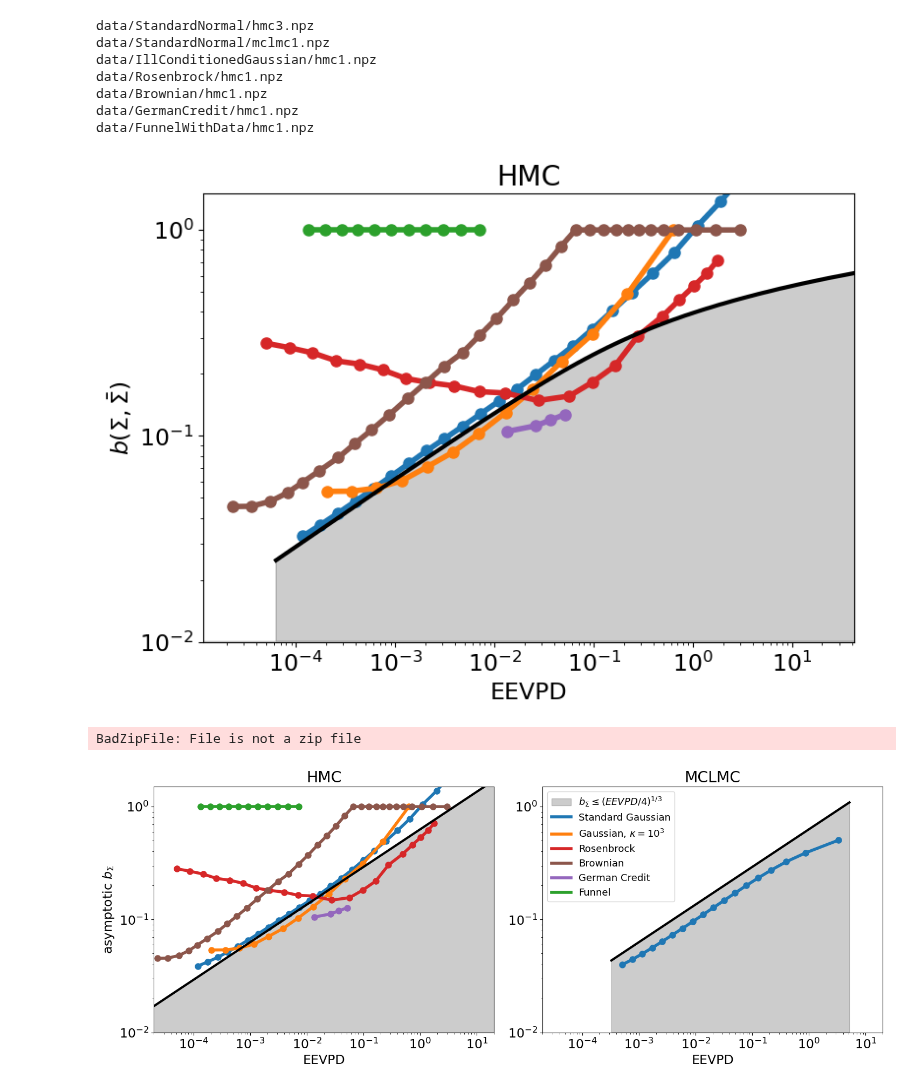
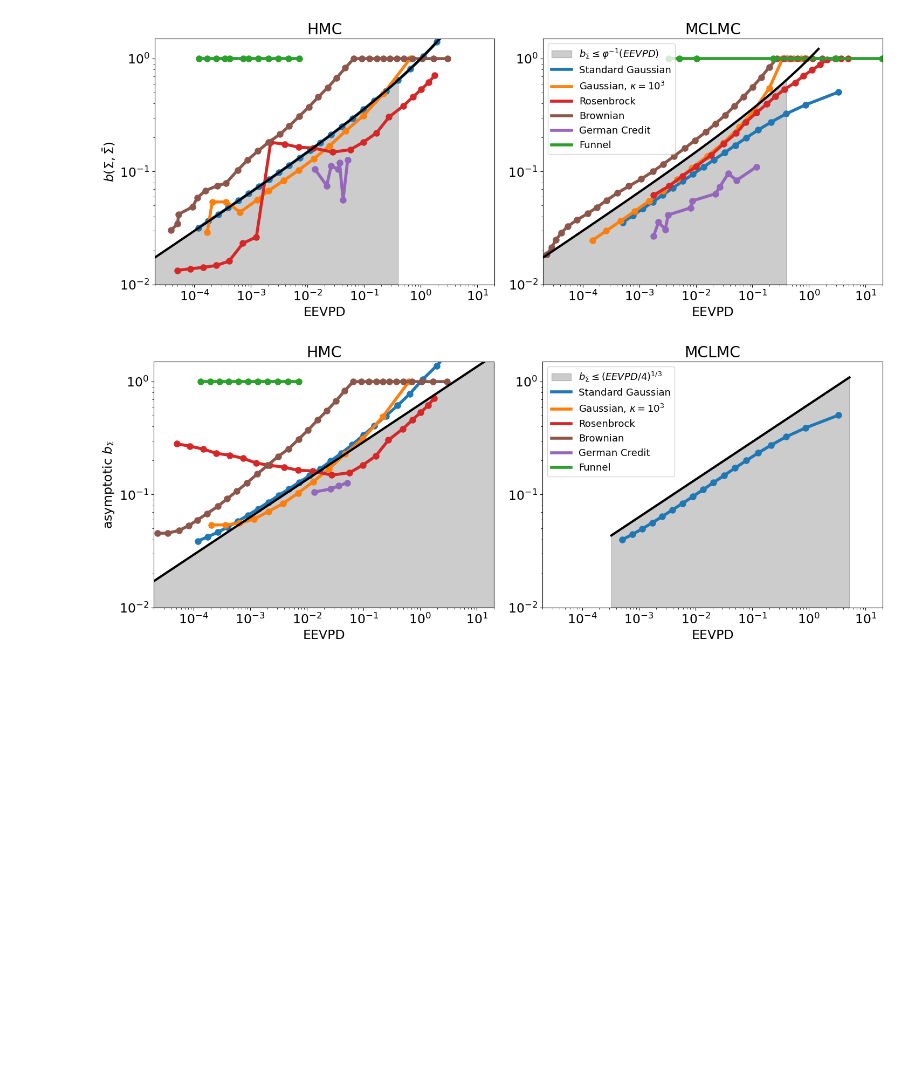
Before and after one commit to JakobRobnik/MicroCanonicalHMC, a Jupyter notebook: bias/main.ipynb, the cells around one changed output. Drawn from its saved outputs; the diff is of its cells as text; code cells hidden in the pictures; blank space fills up the shorter version.

Commit message:
fixed analytical relation at large stepsizes, rerunning

```diff
--- a/bias/main.ipynb
+++ b/bias/main.ipynb
@@ -8,14 +8,15 @@ from itertools import product
 def read_data(folder, method):
     b, eevpd = [], []
     for dir in os.listdir(folder):
-        print(folder + dir)
         if (dir[:len(method)] == method):
             data = np.load(folder + dir)
             b.append(np.median(np.min(data['bias'], axis= -1), axis= -1))
+            #b.append(np.min(np.min(data['bias'], axis= -1), axis= -1))
+
             eevpd.append(np.median(data['eevpd'], axis = -1))
 
     if len(b) == 0:
-        return False, None, None
+        return False, None, None, None
     else:
         b = np.array(b)
         b[~np.isfinite(b)] = np.inf
@@ -28,8 +29,8 @@ def read_data(folder, method):
 Method = namedtuple('Method', ['short_name', 'name'])
 Target = namedtuple('Target', ['short_name', 'name', 'color', 'bound'])
 
-methods = [Method('hmc', 'HMC'), ]
-           #Method('mclmc', 'MCLMC')]
+methods = [Method('hmc', 'HMC'),
+           Method('mclmc', 'MCLMC')]
 
 targets = [Target('StandardNormal', 'Standard Gaussian', 'tab:blue', [1e-4, 5e-4]),
            Target('IllConditionedGaussian', r'Gaussian, $\kappa = 10^3$', 'tab:orange', [1.5e-4, 1e-4]),
@@ -58,59 +59,43 @@ for i, method in enumerate(methods):
                 converged = bound < eevpd
             #converged = np.ones(eevpd.shape, dtype= bool)
             plt.plot(eevpd[converged], np.sqrt(basym)[converged], 'o-', lw= 4, markersize = 8, color = target.color)
 
 
     plt.xscale('log')
     plt.yscale('log')
     ylim = plt.gca().get_ylim()
     xlim = plt.gca().get_xlim()
 
     # analytic bound
-    # simplified
-    # E = np.logspace(np.log10(xlim[0]), np.log10(xlim[1]), 100)
-    # analytical = lambda E: np.power(0.25 * E, 1./3.)
-    # plt.plot(E, analytical(E), lw=3, color= 'black')
-    # plt.fill_between(E, np.ones(len(E)) * 1e-2, analytical(E), alpha = 0.2, color= 'black', label= r'$b_{\Sigma} \leq \varphi^{-1}(EEVPD)$')
-
-    # with correction
-    b = np.logspace(np.log10(ylim[0]), np.log10(ylim[1]), 100)
-    #analytical = lambda b: 4 * np.power(b, 3) * (1 + 4*b + 6*b**2 + 12*b**3 + 9*b**4 + 2*b**5) / np.power(1 + b, 6.)
-    #analytical = lambda b: 4 * np.power(b, 3) * (1 + 2 * b + b**2 + 8 * b**3 + 8 * b**4 + 2 * b**5)/ np.power(1+b, 4)
-    analytical = lambda b: 4 * np.power(b, 3) * (1 - 3 * b + 3 * b**2 + 7 * b**3 - 8 * b**4 + 2 * b**5) / np.power(1-b, 4)
-    plt.plot(analytical(b), b, lw=3, color= 'black')
-    plt.fill_between(analytical(b), np.ones(len(b)) * 1e-2, b, alpha = 0.2, color= 'black', label= r'$b_{\Sigma} \leq \varphi^{-1}(EEVPD)$')
+    b_full_range = np.logspace(np.log10(ylim[0]), np.log10(ylim[1]), 100)
+    b_convex_range = np.logspace(np.log10(ylim[0]), np.log10(-2 + np.sqrt(7)), 100)
+    analytical = lambda b: 4 * np.power(b, 3) / np.power(1+b, 2)
+    plt.plot(analytical(b_full_range), b_full_range, lw=3, color= 'black')
+    plt.fill_between(analytical(b_convex_range),
+                     np.ones(len(b_convex_range)) * 1e-2,
+                     b_convex_range,
+                     alpha = 0.2, color= 'black', label= r'$b_{\Sigma} \leq \varphi^{-1}(EEVPD)$')
 
 
     # legend
     for target in targets:
         plt.plot([], [], '-', lw= 4, color= target.color, label= target.name)
 
     if i == 0:
         plt.ylabel(r'$b(\Sigma, \bar{\Sigma})$')
     else:
         plt.legend(fontsize = 13, loc= 2)
 
     plt.ylim(1e-2, 1.5)
-    plt.xlim(*xlim)
+    plt.xlim(2e-5, 20)
 
     plt.xlabel('EEVPD')
 
 plt.tight_layout()
 #plt.savefig('img/benchmarks.png')
 plt.show()
 # %% [output]
-data/StandardNormal/hmc3.npz
-data/StandardNormal/mclmc1.npz
-data/IllConditionedGaussian/hmc1.npz
-data/Rosenbrock/hmc1.npz
-data/Brownian/hmc1.npz
-data/GermanCredit/hmc1.npz
-data/FunnelWithData/hmc1.npz
-[figure, old version]
+[figure, new version]
-# %%
-np.load('data/StandardNormal/hmc1.npz')
-# %% [output]
-BadZipFile: File is not a zip file
 # %%
 Method = namedtuple('Method', ['short_name', 'name'])
 Target = namedtuple('Target', ['short_name', 'name', 'color', 'bound'])
```
Also changed, not shown: 2 other files.
